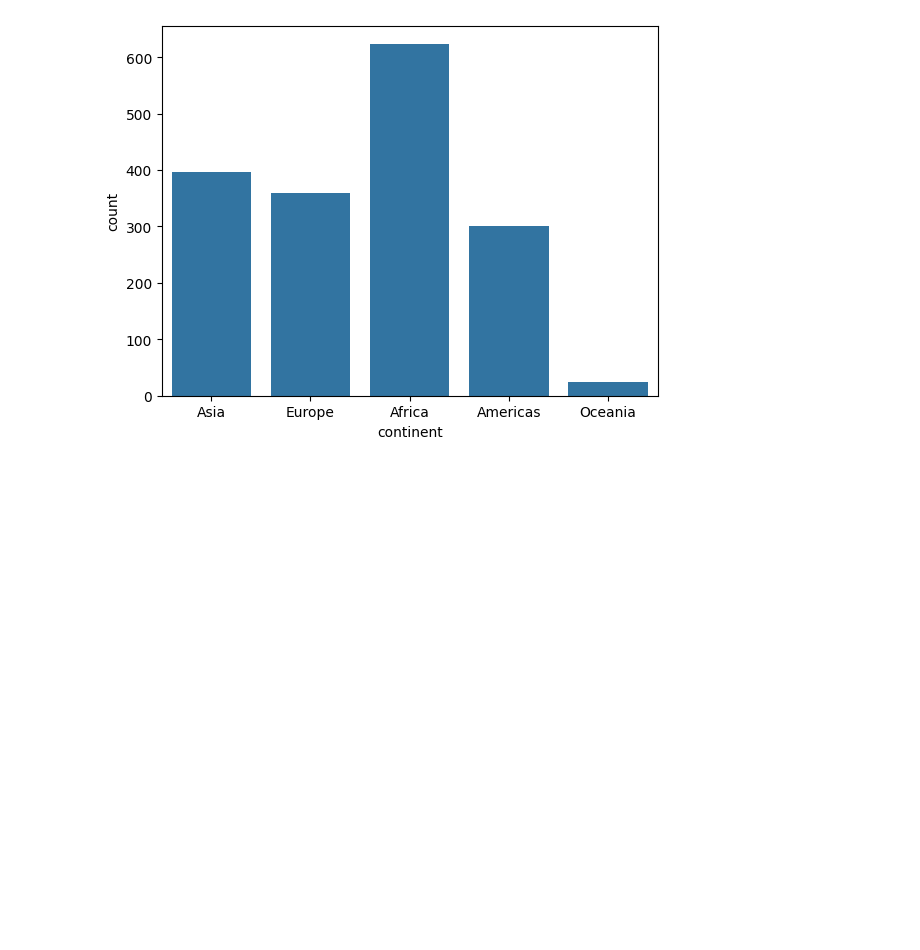
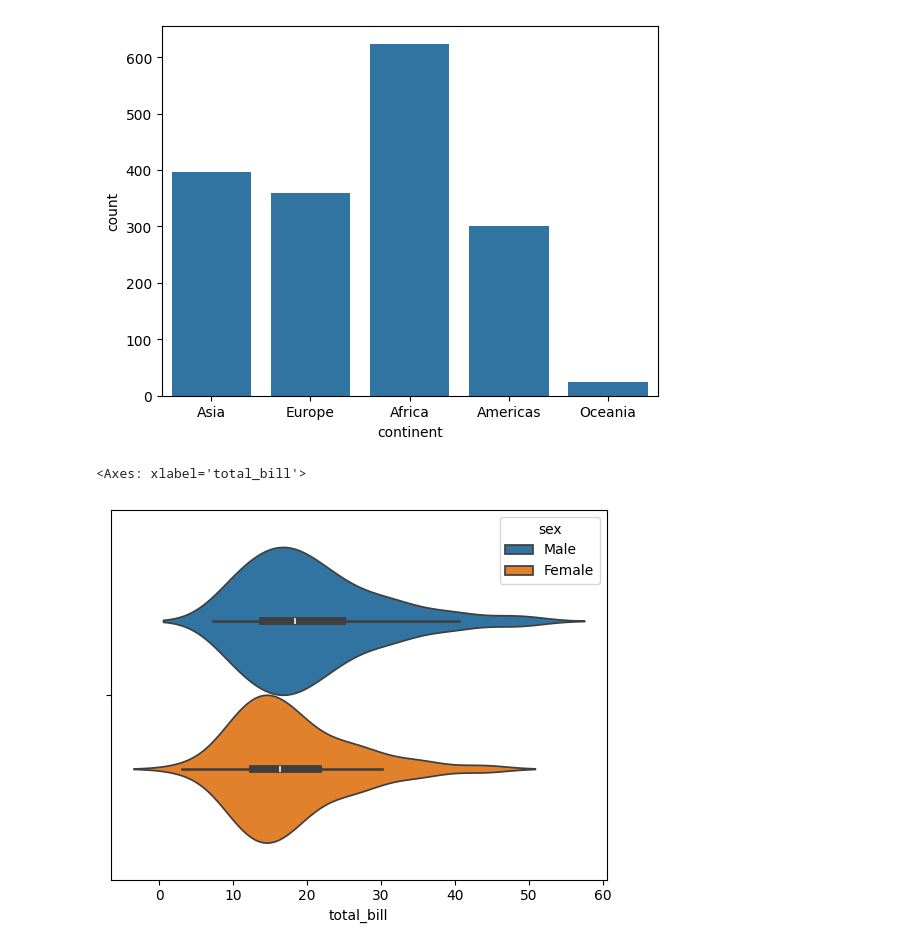
Before and after one commit to ashuwebdevloper/GEN-AI, a Jupyter notebook: Seaborn/starting.ipynb, the cells around one changed output. Cells and saved outputs as stored; diff of their text form; code cells hidden in the pictures; blank space fills up the shorter version.

```diff
--- a/Seaborn/starting.ipynb
+++ b/Seaborn/starting.ipynb
@@ -413,3 +413,10 @@ sns.countplot(data=gap, x='continent')
 tips.head()
 # %%
 sns.countplot(data=tips, x='day')
+# %%
+## voilin plot
+## x = categorical variable, y = numerical variable, hue = categorical variable
+sns.violinplot(data=tips, x='total_bill',hue='sex')
+# %% [output]
+<Axes: xlabel='total_bill'>
+[figure, added]
```
Also changed, not shown: parts of 3 cells of this notebook.
